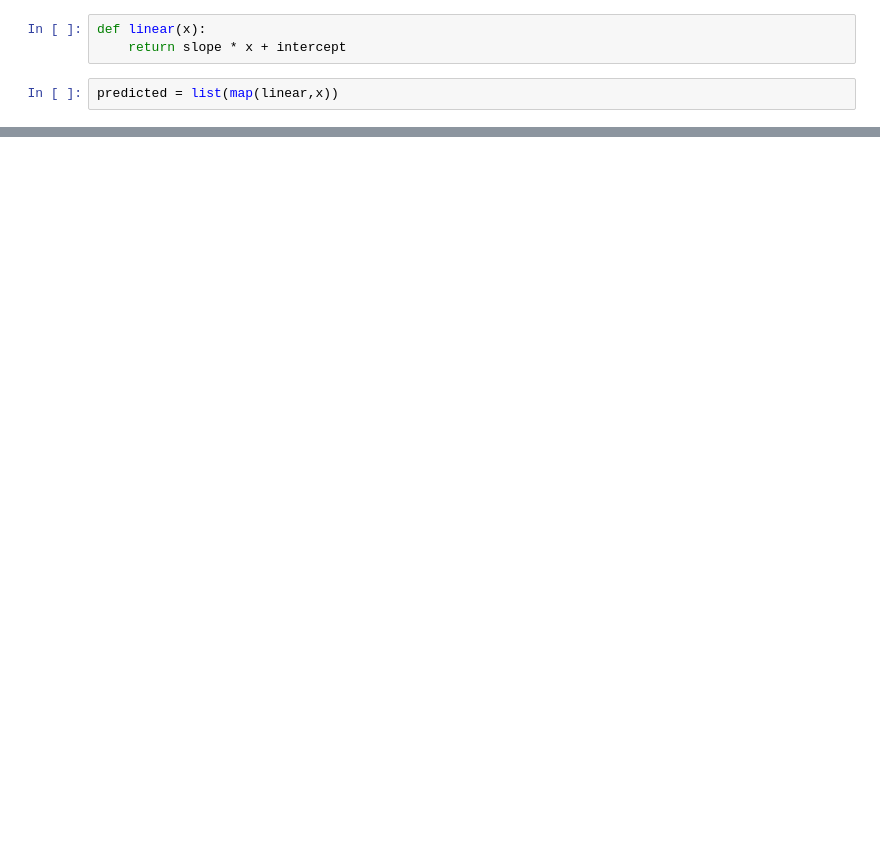
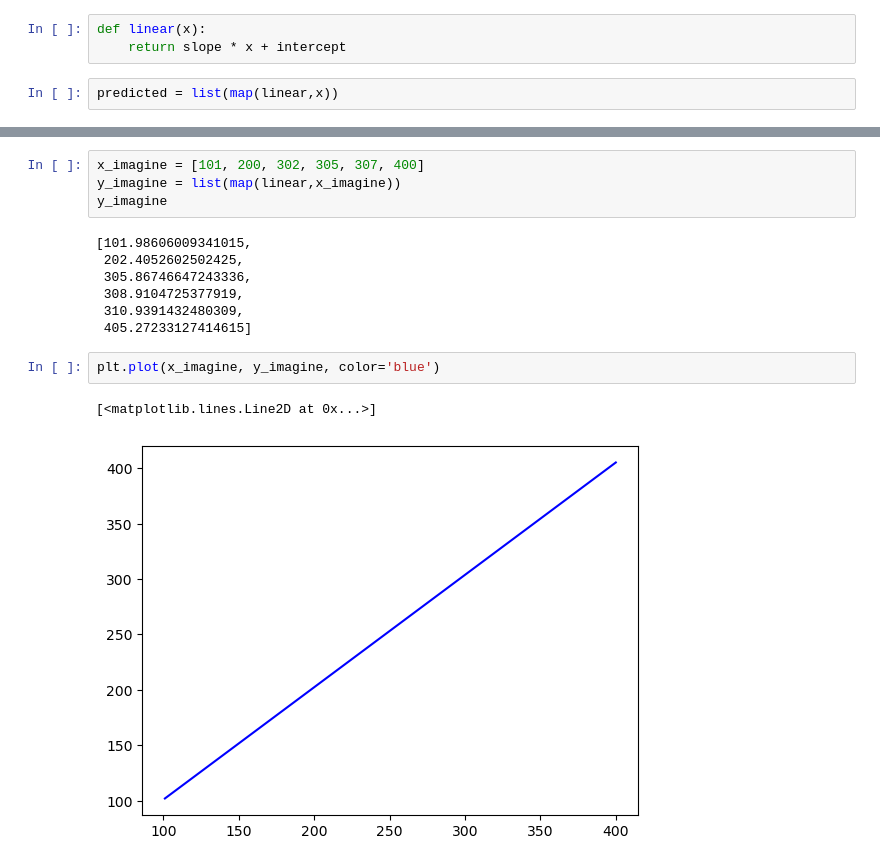
Before and after one commit to KimangKhenng/Juypter-data-science-kit, a Jupyter notebook: work/regresssion/linear-regression.ipynb, the cells around one changed output, grey strips where cells are left out. Cells and saved outputs as stored; diff of their text form; blank space fills up the shorter version.

```diff
--- a/work/regresssion/linear-regression.ipynb
+++ b/work/regresssion/linear-regression.ipynb
@@ -62,0 +73,16 @@ linear(200)
+# %%
+x_imagine = [101, 200, 302, 305, 307, 400]
+y_imagine = list(map(linear,x_imagine))
+y_imagine
+# %% [output]
+[101.98606009341015,
+ 202.4052602502425,
+ 305.86746647243336,
+ 308.9104725377919,
+ 310.9391432480309,
+ 405.27233127414615]
+# %%
+plt.plot(x_imagine, y_imagine, color='blue')
+# %% [output]
+[<matplotlib.lines.Line2D at 0x...>]
+[figure, added]
```
Also changed, not shown: parts of 8 cells of this notebook, 1 other file.
